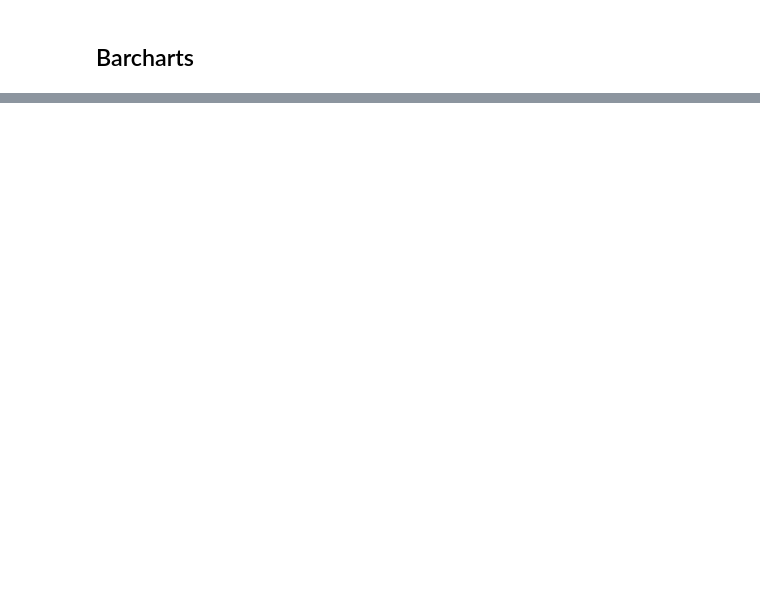
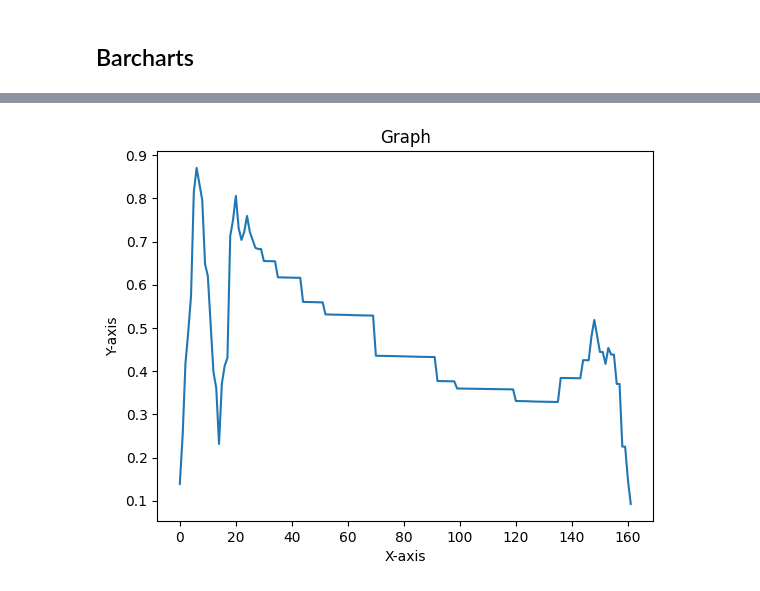
Before and after one commit to mpiotro4/PBAD, a Jupyter notebook: PBAD_2.ipynb, the cells around one changed output, grey strips where cells are left out. Drawn from its saved outputs; the diff is of its cells as text; code cells hidden in the pictures; blank space fills up the shorter version.

Commit message:
NPI step graphs

```diff
--- a/PBAD_2.ipynb
+++ b/PBAD_2.ipynb
@@ -396,0 +369,3 @@ for i in range(0,9):
+# %%
+df = df[df['CountryName'] == "Poland"]
+df.head(10)
@@ -396,0 +426,8 @@ for i in range(0,9):
+# %%
+init = np.array([0.1111, 1, 1, 1, 1, 1, 1, 1, 1, 1])
+
+indexes = df['StringencyIndex_Average'].tolist()
+indexes = np.divide(indexes, 100)
+indexes = indexes[1:]
+
+long_term_predictions = iterative_predict(init=init, indexes=indexes)
@@ -396,0 +452,8 @@ for i in range(0,9):
+# %%
+plt.plot(indexes)
+plt.xlabel('X-axis')
+plt.ylabel('Y-axis')
+plt.title('Graph')
+plt.show()
+# %% [output]
+[figure, added]
```
Also changed, not shown: parts of 21 cells of this notebook, 2 other files.
